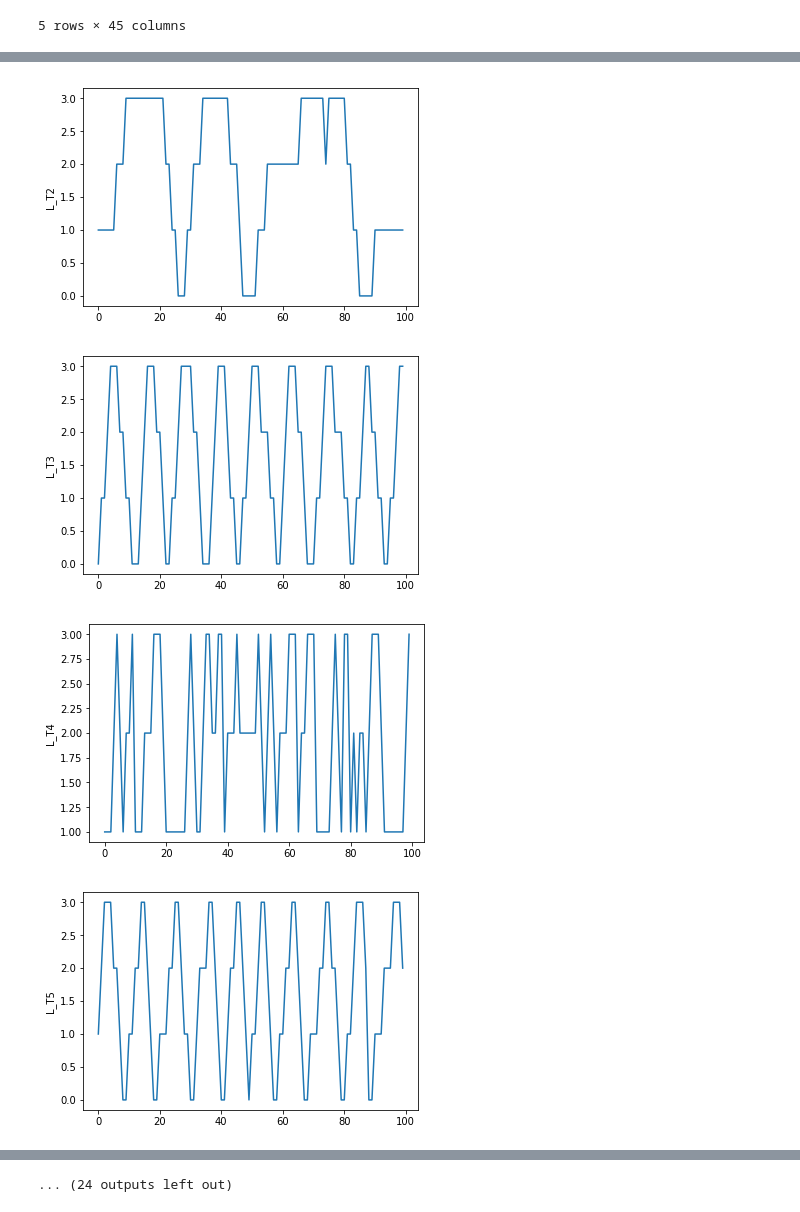
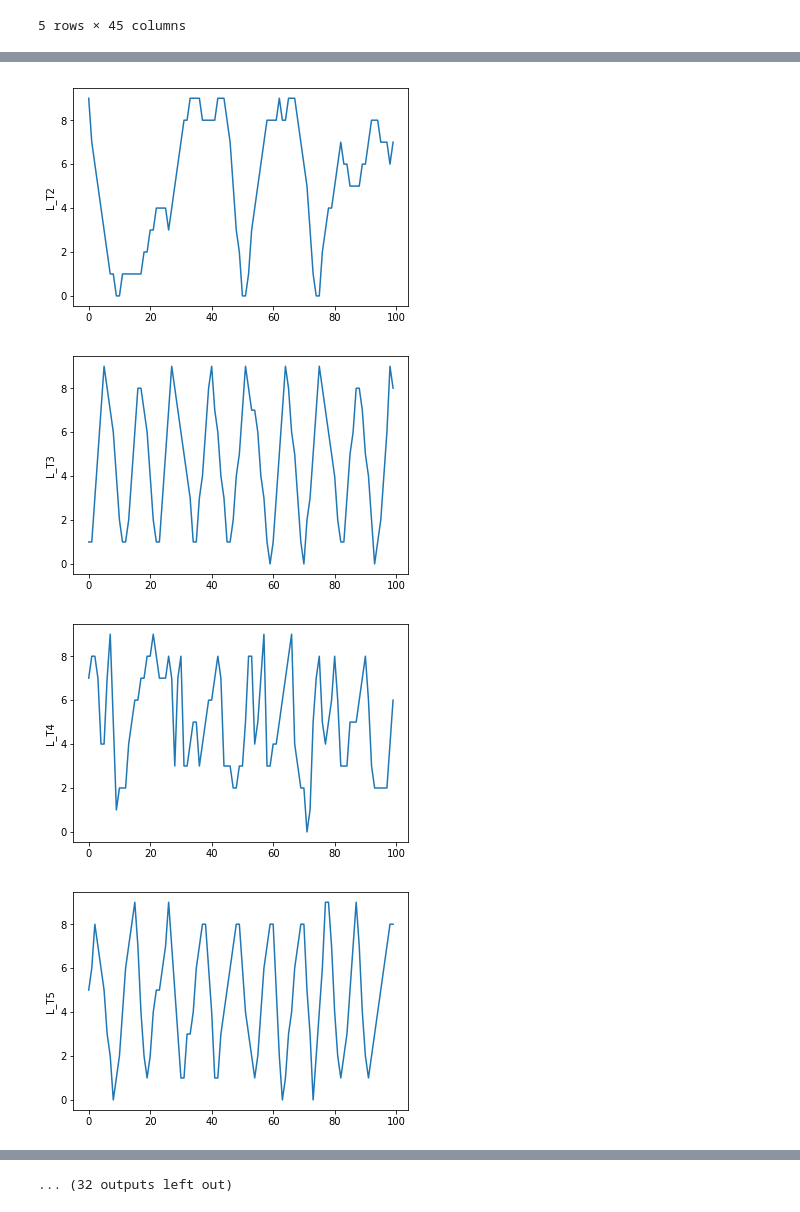
Before and after one commit to werew/Cyber_Data_Analytics_Labs, a Jupyter notebook: anomaly_detection/Discrete models task.ipynb, the cells around one changed output, grey strips where cells are left out. Saved outputs shown, nothing was run; the diff lists cells and outputs as text; code cells hidden in the pictures.

Commit message:
Anomaly dedtection on second dataset

```diff
--- a/anomaly_detection/Discrete models task.ipynb
+++ b/anomaly_detection/Discrete models task.ipynb
@@ -8,6 +8,7 @@ from sklearn.feature_extraction.text import CountVectorizer
 # %%
 # We load the data
 df = pd.read_csv("datasets/training_1.csv")
+df2 = pd.read_csv("datasets/training_2.csv")
 df.head()
 # %% [output]
 |  | DATETIME | L_T1 | L_T2 | L_T3 | L_T4 | L_T5 | L_T6 | L_T7 | F_PU1 | S_PU1 | ... | ... |
@@ -20,8 +21,13 @@ df.head()
 # %%
 # Let's drop the not interesting columns
 df.drop(["DATETIME"],axis=1,inplace=True)
-for column in df:
-    if df[column].std() == 0:
-        df.drop([column],axis=1,inplace=True)
+#for column in df:
+#    if df[column].std() == 0:
+#        df.drop([column],axis=1,inplace=True)
+
+df2.drop(["DATETIME"],axis=1,inplace=True)
+#for column in df2:
+#    if df2[column].std() == 0:
+#        df2.drop([column],axis=1,inplace=True)
 df.head()
 # %% [output]
@@ -35,8 +41,13 @@ df.head()
 # %%
-# Normalization
+# Normalization TODO normalize them together
 x = df.values
 min_max_scaler = preprocessing.MinMaxScaler()
 x_scaled = min_max_scaler.fit_transform(x)
 df = pd.DataFrame(x_scaled, columns=df.columns)
+
+x = df2.values
+min_max_scaler = preprocessing.MinMaxScaler()
+x_scaled = min_max_scaler.fit_transform(x)
+df2 = pd.DataFrame(x_scaled, columns=df2.columns)
 df.head()
 # %% [output]
@@ -50,6 +61,8 @@ df.head()
 # %%
 # Symbolic approximation of time series
-n_classes = 4
+n_classes = 10
 df = np.trunc(df/(1./n_classes) - 0.00001)
+n_classes = 10
+df2 = np.trunc(df2/(1./n_classes) - 0.00001)
 df.head()
 # %% [output]
@@ -63,6 +76,6 @@ df.head()
 # %%
-for column in df:
-    plt.plot(df[column][:100],'-')
+for column in df2:
+    plt.plot(df2[column][:100],'-')
     plt.ylabel(column)
     plt.show()
 # %% [output]
@@ -70,4 +83,4 @@ for column in df:
-[figure, old version]
+[figure, new version]
-[figure, old version]
+[figure, new version]
-[figure, old version]
+[figure, new version]
-[figure, old version]
+[figure, new version]
@@ -81,4 +94,4 @@ for column in df:
-... (24 outputs left out)
+... (32 outputs left out)
 # %%
 class MarkovChain:
 
```
Also changed, not shown: parts of 8 cells of this notebook.
